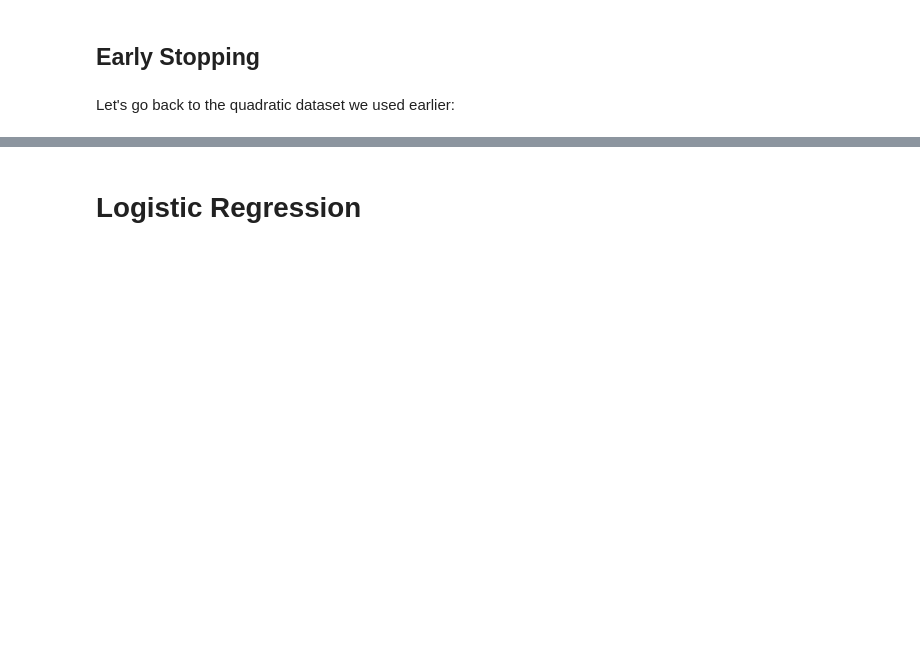
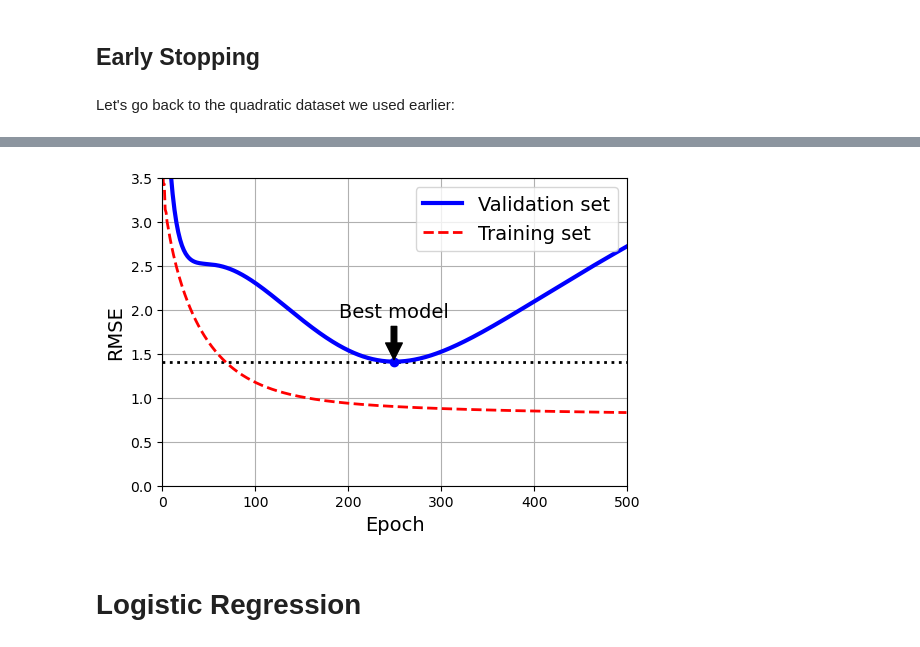
Before and after one commit to Gvandezande/handson-ml3, a Jupyter notebook: 04_training_linear_models_20250207.ipynb, the cells around one changed output, grey strips where cells are left out. Drawn from its saved outputs; the diff is of its cells as text; code cells hidden in the pictures; blank space fills up the shorter version.

```diff
--- a/04_training_linear_models_20250207.ipynb
+++ b/04_training_linear_models_20250207.ipynb
@@ -855,5 +887,6 @@ plt.xlabel("Epoch")
 plt.ylabel("RMSE")
 plt.axis([0, n_epochs, 0, 3.5])
 plt.grid()
-save_fig("early_stopping_plot")
+# save_fig("early_stopping_plot")
 plt.show()
+# %% [output]
@@ -860,3 +896,4 @@ plt.show()
+[figure, added]
 # %% [markdown]
 # Logistic Regression
 # %% [markdown]
```
Also changed, not shown: parts of 18 cells of this notebook, 3 other files.
